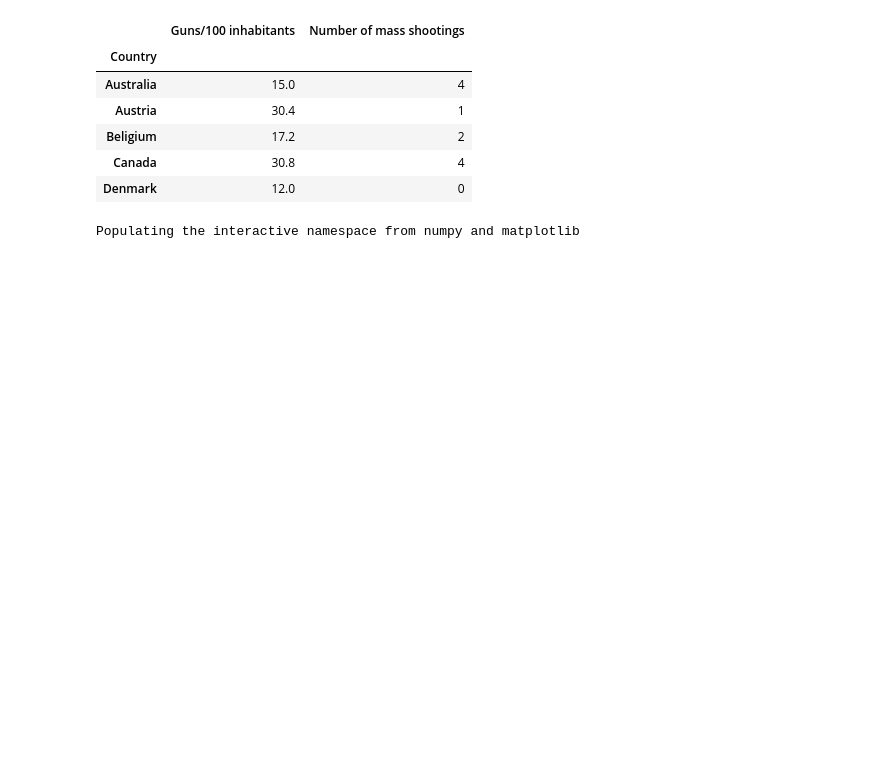
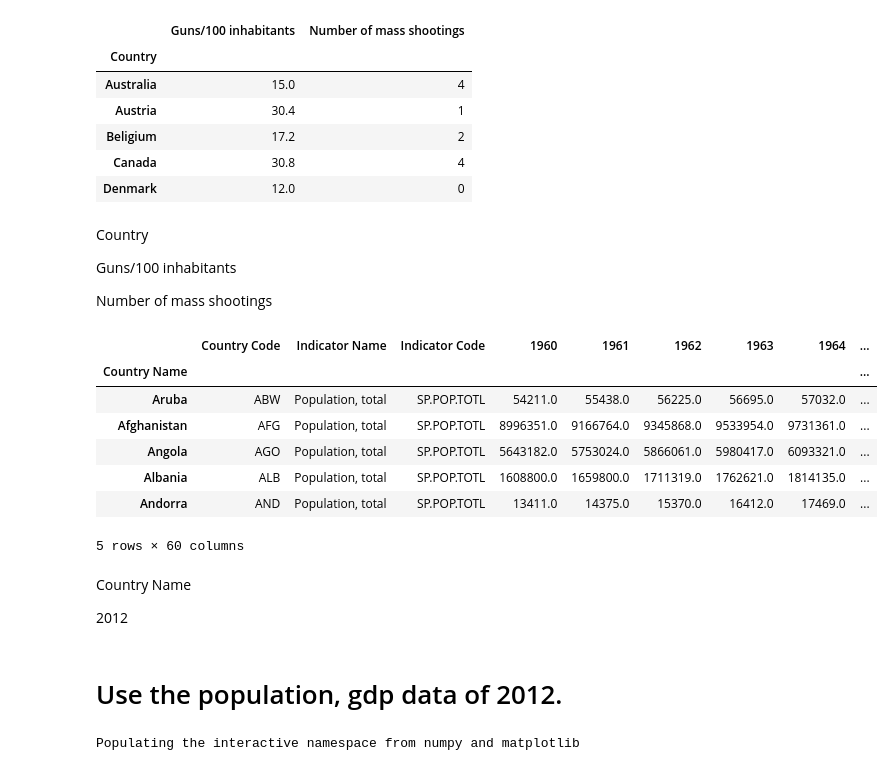
Before and after one commit to gc2300/PUI2017_gc2300, a Jupyter notebook: HW5_gc2300/HW5_A3.ipynb, the cells around one changed output. Cells and saved outputs as stored; diff of their text form; code cells hidden in the pictures; blank space fills up the shorter version.

```diff
--- a/HW5_gc2300/HW5_A3.ipynb
+++ b/HW5_gc2300/HW5_A3.ipynb
@@ -69,6 +71,29 @@ shoot.head()
 | Beligium | 17.2 | 2 |
 | Canada | 30.8 | 4 |
 | Denmark | 12.0 | 0 |
+# %% [markdown]
+Country
+
+Guns/100 inhabitants
+
+Number of mass shootings
+# %%
+pop.head()
+# %% [output]
+|  | Country Code | Indicator Name | Indicator Code | 1960 | 1961 | 1962 | 1963 | 1964 | ... |
+| Country Name |  |  |  |  |  |  |  |  | ... |
+| Aruba | ABW | Population, total | SP.POP.TOTL | 54211.0 | 55438.0 | 56225.0 | 56695.0 | 57032.0 | ... |
+| Afghanistan | AFG | Population, total | SP.POP.TOTL | 8996351.0 | 9166764.0 | 9345868.0 | 9533954.0 | 9731361.0 | ... |
+| Angola | AGO | Population, total | SP.POP.TOTL | 5643182.0 | 5753024.0 | 5866061.0 | 5980417.0 | 6093321.0 | ... |
+| Albania | ALB | Population, total | SP.POP.TOTL | 1608800.0 | 1659800.0 | 1711319.0 | 1762621.0 | 1814135.0 | ... |
+| Andorra | AND | Population, total | SP.POP.TOTL | 13411.0 | 14375.0 | 15370.0 | 16412.0 | 17469.0 | ... |
+5 rows × 60 columns
+# %% [markdown]
+Country Name
+
+2012
+# %% [markdown]
+# Use the population, gdp data of 2012.
 # %%
 df_ = df_.merge(ms, right_on="Country", left_on="Country Name")
 df_.head()
```
Also changed, not shown: parts of 3 cells of this notebook, 2 other files.
